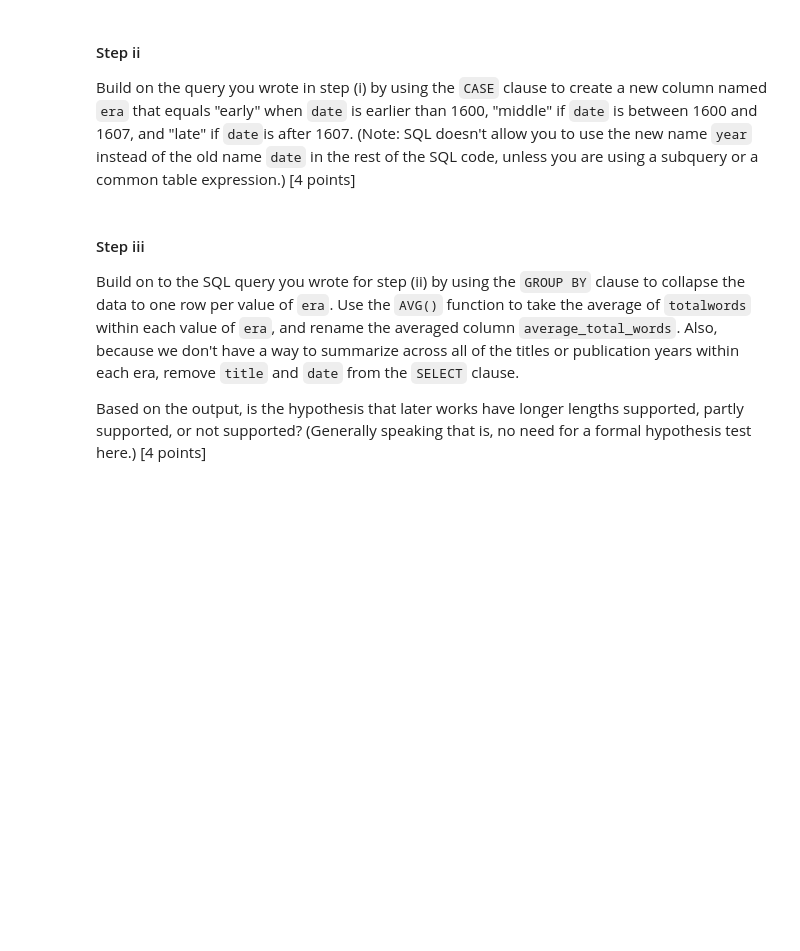
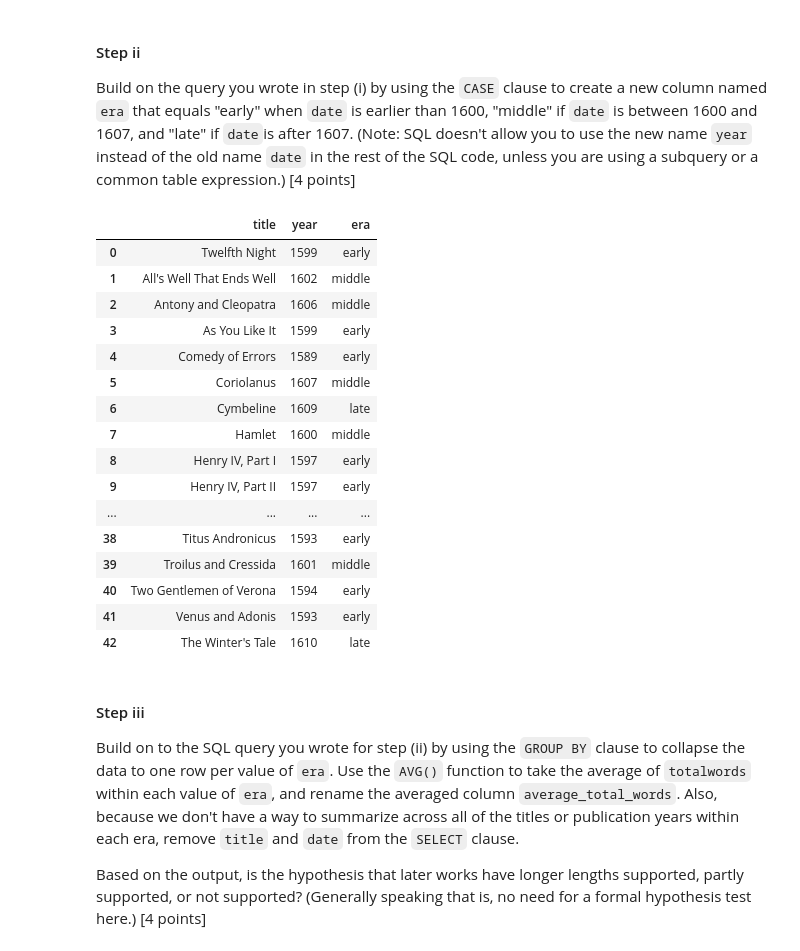
Before and after one commit to jonathan-orellana/ds6001-f26-qrk9cs, a Jupyter notebook: lab_assignments/lab_assignment7/labassignment7.ipynb, the cells around one changed output. Cells and saved outputs as stored; diff of their text form; code cells hidden in the pictures; blank space fills up the shorter version.

```diff
--- a/lab_assignments/lab_assignment7/labassignment7.ipynb
+++ b/lab_assignments/lab_assignment7/labassignment7.ipynb
@@ -167,6 +235,37 @@ Write and execute a SQL query that pulls the `title` and `date` columns from the
 # %% [markdown]
 #### Step ii
 Build on the query you wrote in step (i) by using the `CASE` clause to create a new column named `era` that equals "early" when `date` is earlier than 1600, "middle" if `date` is between 1600 and 1607, and "late" if `date`is after 1607. (Note: SQL doesn't allow you to use the new name `year` instead of the old name `date` in the rest of the SQL code, unless you are using a subquery or a common table expression.)  [4 points]
+# %%
+myquery = """
+SELECT title,
+       date AS year,
+       CASE
+           WHEN date < 1600 THEN 'early'
+           WHEN date BETWEEN 1600 AND 1607 THEN 'middle'
+           ELSE 'late'
+       END AS era
+FROM works
+"""
+
+pd.read_sql_query(myquery, con=engine)
+# %% [output]
+|  | title | year | era |
+| 0 | Twelfth Night | 1599 | early |
+| 1 | All's Well That Ends Well | 1602 | middle |
+| 2 | Antony and Cleopatra | 1606 | middle |
+| 3 | As You Like It | 1599 | early |
+| 4 | Comedy of Errors | 1589 | early |
+| 5 | Coriolanus | 1607 | middle |
+| 6 | Cymbeline | 1609 | late |
+| 7 | Hamlet | 1600 | middle |
+| 8 | Henry IV, Part I | 1597 | early |
+| 9 | Henry IV, Part II | 1597 | early |
+| ... | ... | ... | ... |
+| 38 | Titus Andronicus | 1593 | early |
+| 39 | Troilus and Cressida | 1601 | middle |
+| 40 | Two Gentlemen of Verona | 1594 | early |
+| 41 | Venus and Adonis | 1593 | early |
+| 42 | The Winter's Tale | 1610 | late |
 # %% [markdown]
 #### Step iii
 Build on to the SQL query you wrote for step (ii) by using the `GROUP BY` clause to collapse the data to one row per value of `era`. Use the `AVG()` function to take the average of `totalwords` within each value of `era`, and rename the averaged column `average_total_words`. Also, because we don't have a way to summarize across all of the titles or publication years within each era, remove `title` and `date` from the `SELECT` clause.
```
Also changed, not shown: parts of 26 cells of this notebook, 4 other files.
